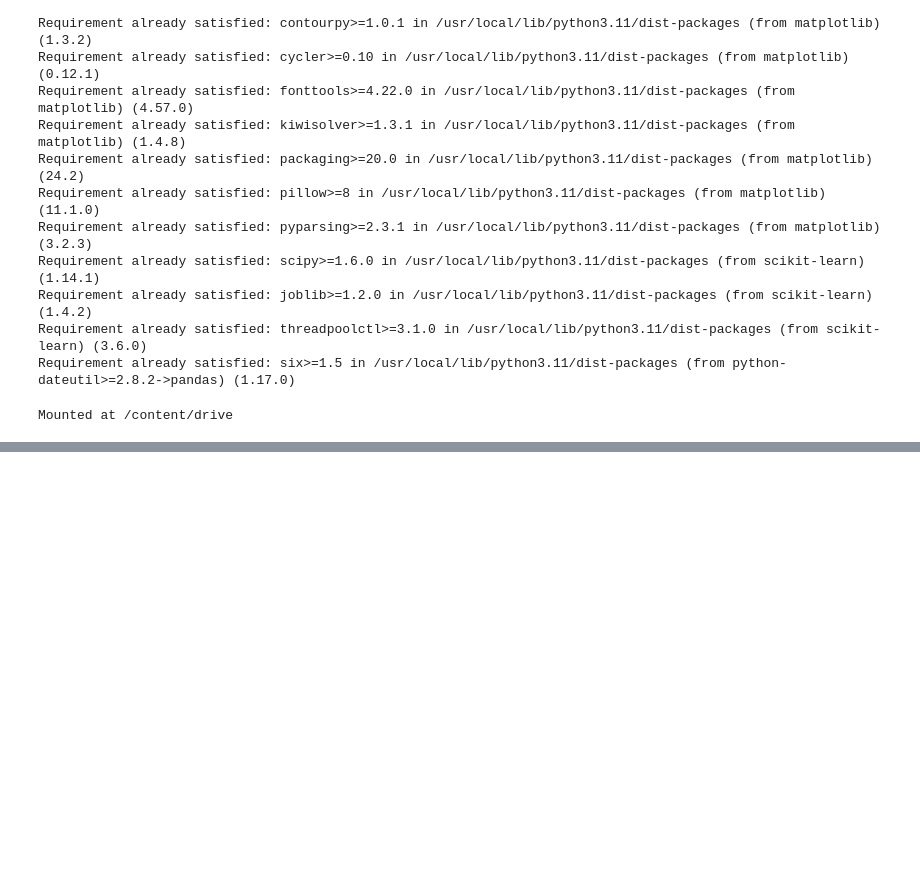
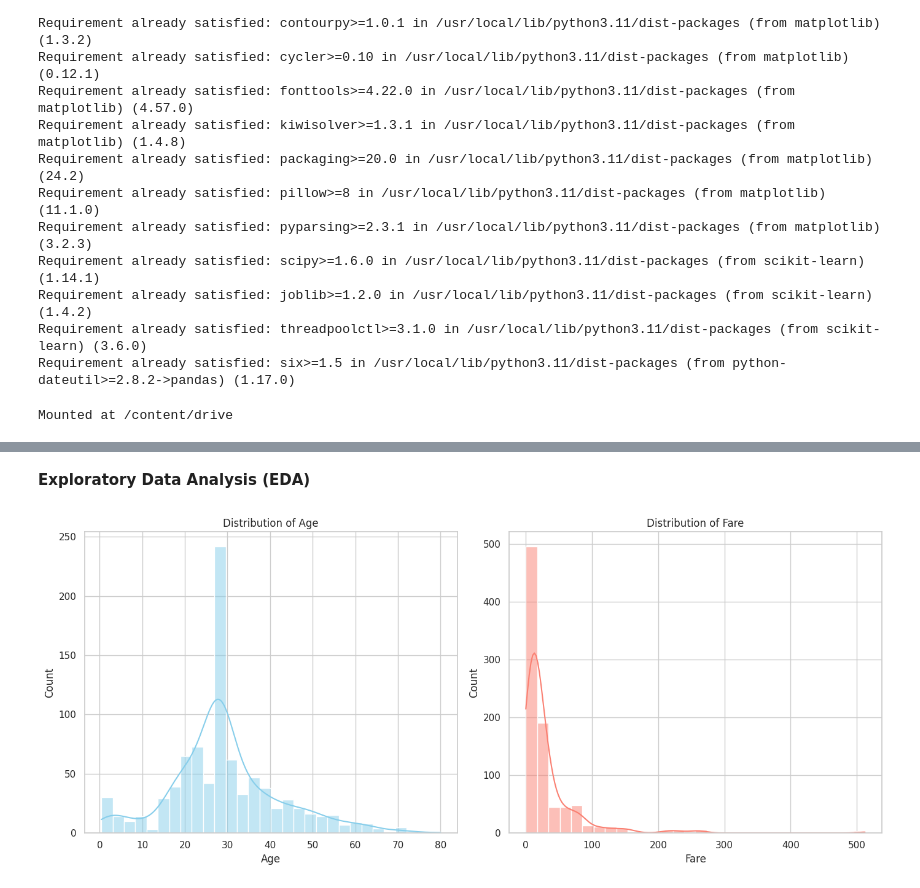
Before and after one commit to Thuan-ML/Titanic-feature-engineering, a Jupyter notebook: untitled5.ipynb, the cells around one changed output, grey strips where cells are left out. Cells and saved outputs as stored; diff of their text form; code cells hidden in the pictures; blank space fills up the shorter version.

```diff
--- a/untitled5.ipynb
+++ b/untitled5.ipynb
@@ -37,0 +109,6 @@ test_data = pd.read_csv('/content/drive/My Drive/Titanic-feature-engineering/dat
+# %%
+train_data['Age'] = train_data['Age'].fillna(train_data['Age'].median())
+train_data['Cabin'] = train_data['Cabin'].fillna('Unknown')
+train_data['Embarked'] = train_data['Embarked'].fillna(train_data['Embarked'].mode()[0])
+
+train_data.isnull().sum()
@@ -37,0 +130,14 @@ test_data = pd.read_csv('/content/drive/My Drive/Titanic-feature-engineering/dat
+# %% [markdown]
+**Exploratory Data Analysis (EDA)**
+# %%
+sns.set(style="whitegrid")
+fig, ax = plt.subplots(1, 2, figsize=(14, 6))
+sns.histplot(train_data['Age'], kde=True, ax=ax[0], color='skyblue', bins=30)
+ax[0].set_title('Distribution of Age')
+sns.histplot(train_data['Fare'], kde=True, ax=ax[1], color='salmon', bins=30)
+ax[1].set_title('Distribution of Fare')
+
+plt.tight_layout()
+plt.show()
+# %% [output]
+[figure, added]
```
Also changed, not shown: parts of 8 cells of this notebook.
